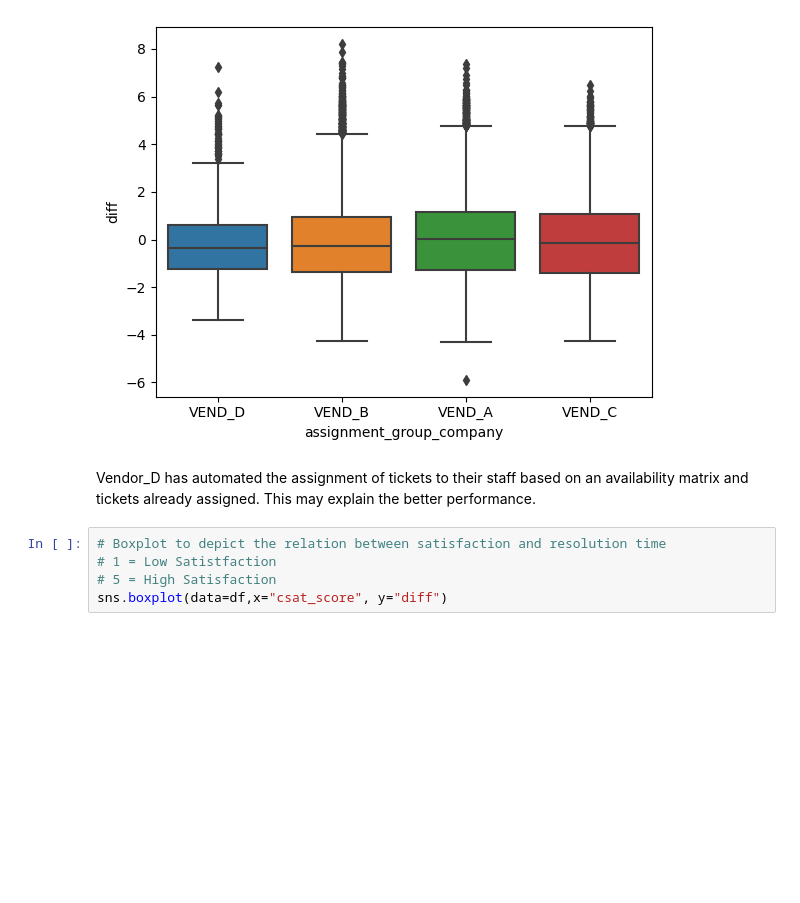
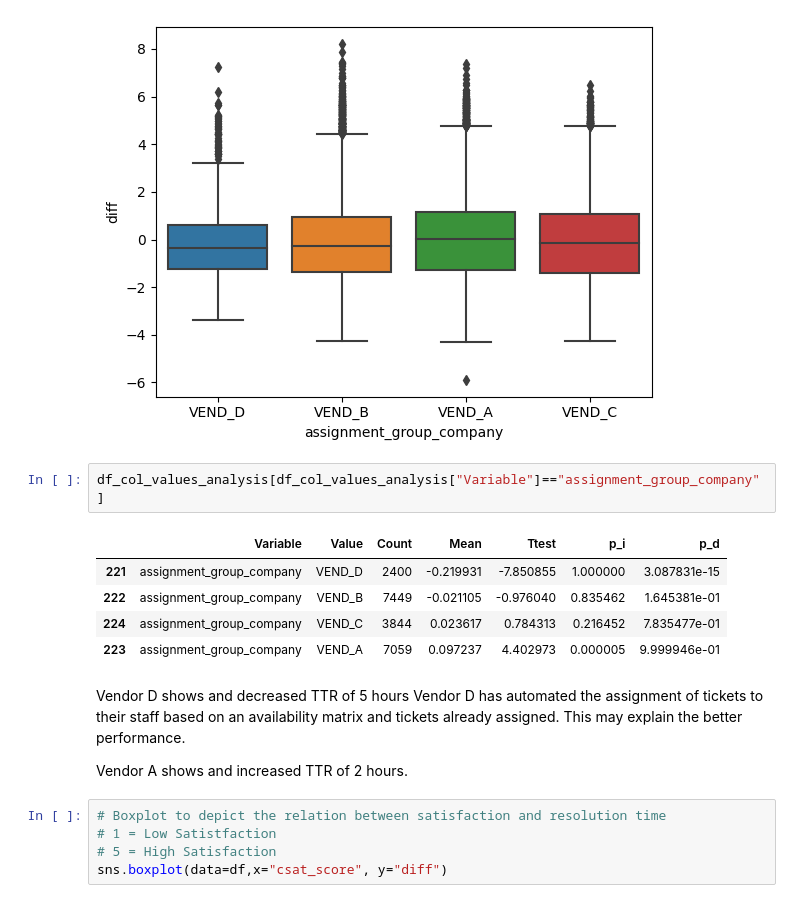
Before and after one commit to BartLeplae/IncidentTicketAnalysis, a Jupyter notebook: IncidentTicketAnalysis.ipynb, the cells around one changed output. Cells and saved outputs as stored; diff of their text form; blank space fills up the shorter version.

```diff
--- a/IncidentTicketAnalysis.ipynb
+++ b/IncidentTicketAnalysis.ipynb
@@ -188,9 +187,20 @@ sns.boxplot(data=df,x="assignment_group_company", y="diff")
 # %% [output]
 <AxesSubplot:xlabel='assignment_group_company', ylabel='diff'>
 [figure]
+# %%
+df_col_values_analysis[df_col_values_analysis["Variable"]=="assignment_group_company"]
+# %% [output]
+|  | Variable | Value | Count | Mean | Ttest | p_i | p_d |
+| 221 | assignment_group_company | VEND_D | 2400 | -0.219931 | -7.850855 | 1.000000 | 3.087831e-15 |
+| 222 | assignment_group_company | VEND_B | 7449 | -0.021105 | -0.976040 | 0.835462 | 1.645381e-01 |
+| 224 | assignment_group_company | VEND_C | 3844 | 0.023617 | 0.784313 | 0.216452 | 7.835477e-01 |
+| 223 | assignment_group_company | VEND_A | 7059 | 0.097237 | 4.402973 | 0.000005 | 9.999946e-01 |
 # %% [markdown]
-Vendor_D has automated the assignment of tickets to their staff based on an availability matrix and tickets already assigned.
+Vendor D shows and decreased TTR of 5 hours
+Vendor D has automated the assignment of tickets to their staff based on an availability matrix and tickets already assigned.
 This may explain the better performance.
+
+Vendor A shows and increased TTR of 2 hours.
 # %%
 # Boxplot to depict the relation between satisfaction and resolution time
 # 1 = Low Satistfaction
```
Also changed, not shown: parts of 6 cells of this notebook, 8 other files.
